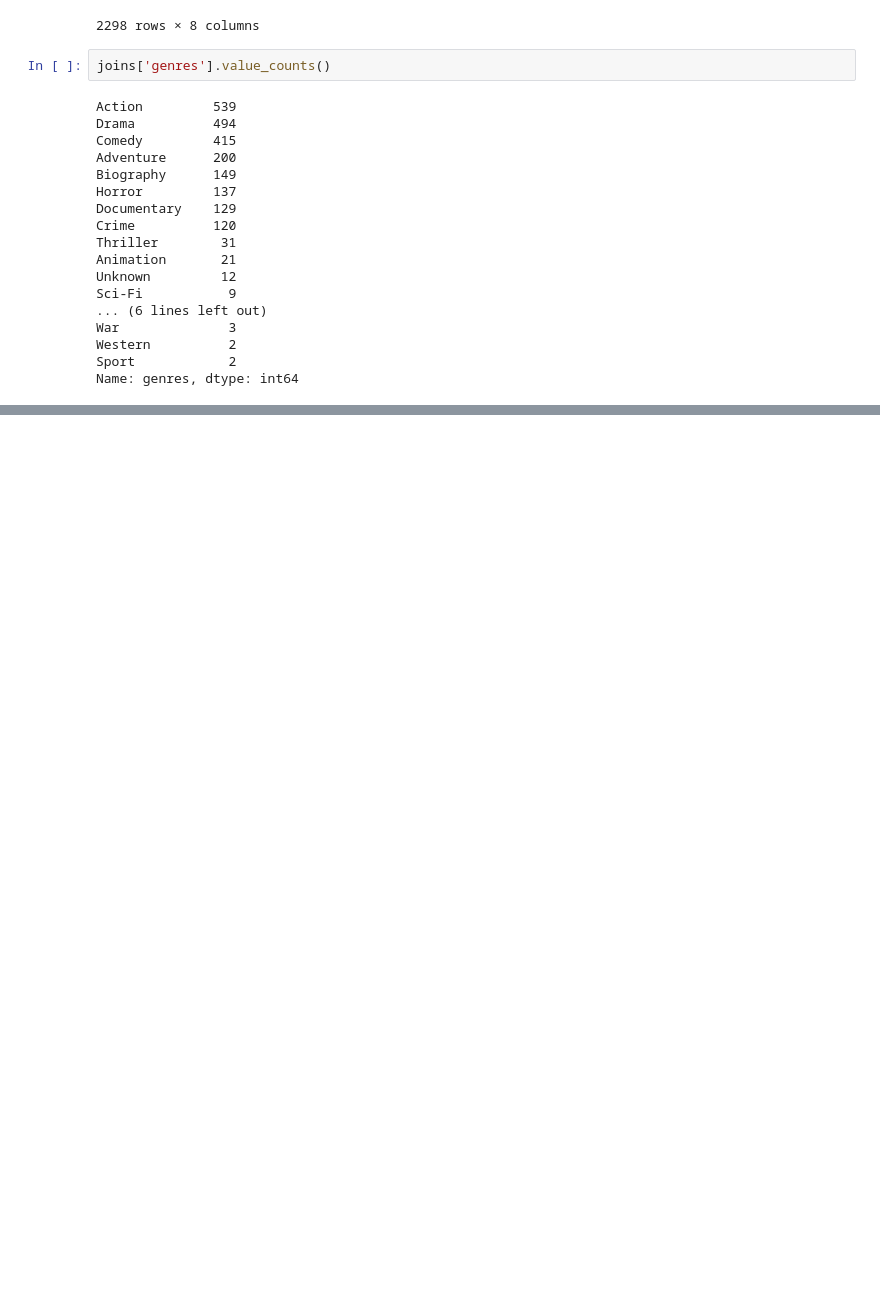
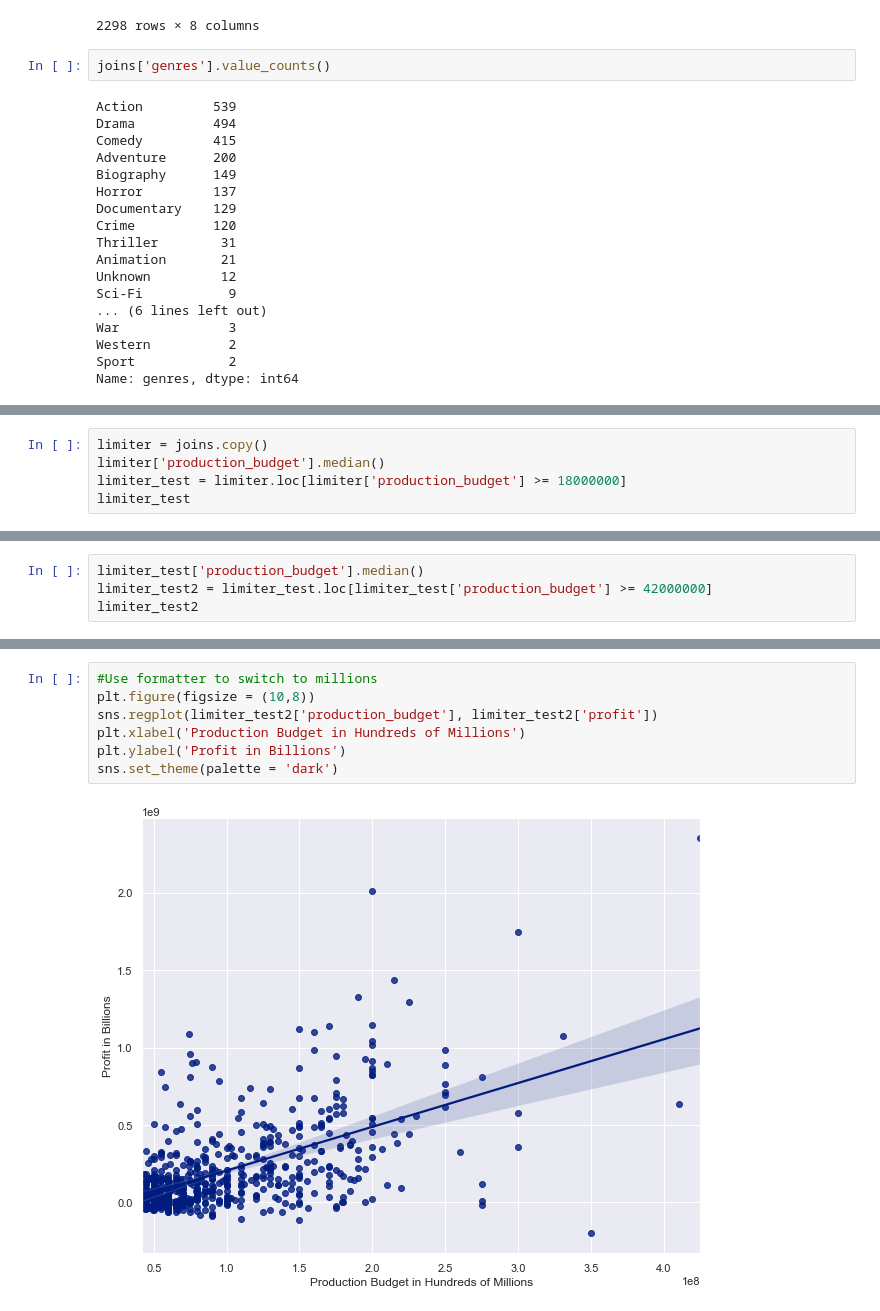
Before and after one commit to zmtillery/group-5-0206, a Jupyter notebook: notebooks/cole/cole.ipynb, the cells around one changed output, grey strips where cells are left out. Drawn from its saved outputs; the diff is of its cells as text; blank space fills up the shorter version.

```diff
--- a/notebooks/cole/cole.ipynb
+++ b/notebooks/cole/cole.ipynb
@@ -477,0 +514,5 @@ Name: director, Length: 1783, dtype: int64
+# %%
+limiter = joins.copy()
+limiter['production_budget'].median()
+limiter_test = limiter.loc[limiter['production_budget'] >= 18000000]
+limiter_test
@@ -477,0 +534,4 @@ Name: director, Length: 1783, dtype: int64
+# %%
+limiter_test['production_budget'].median()
+limiter_test2 = limiter_test.loc[limiter_test['production_budget'] >= 42000000]
+limiter_test2
@@ -477,0 +553,9 @@ Name: director, Length: 1783, dtype: int64
+# %%
+#Use formatter to switch to millions
+plt.figure(figsize = (10,8))
+sns.regplot(limiter_test2['production_budget'], limiter_test2['profit'])
+plt.xlabel('Production Budget in Hundreds of Millions')
+plt.ylabel('Profit in Billions')
+sns.set_theme(palette = 'dark')
+# %% [output]
+[figure, added]
```
Also changed, not shown: parts of 13 cells of this notebook.
